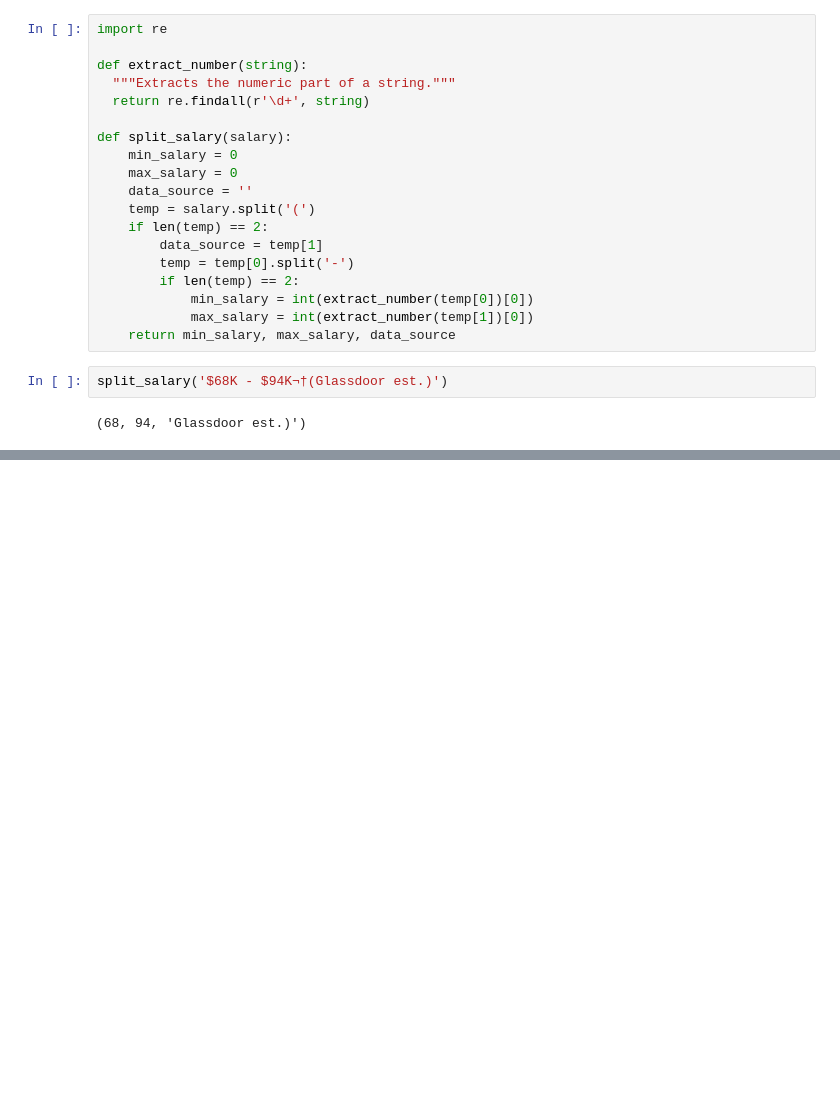
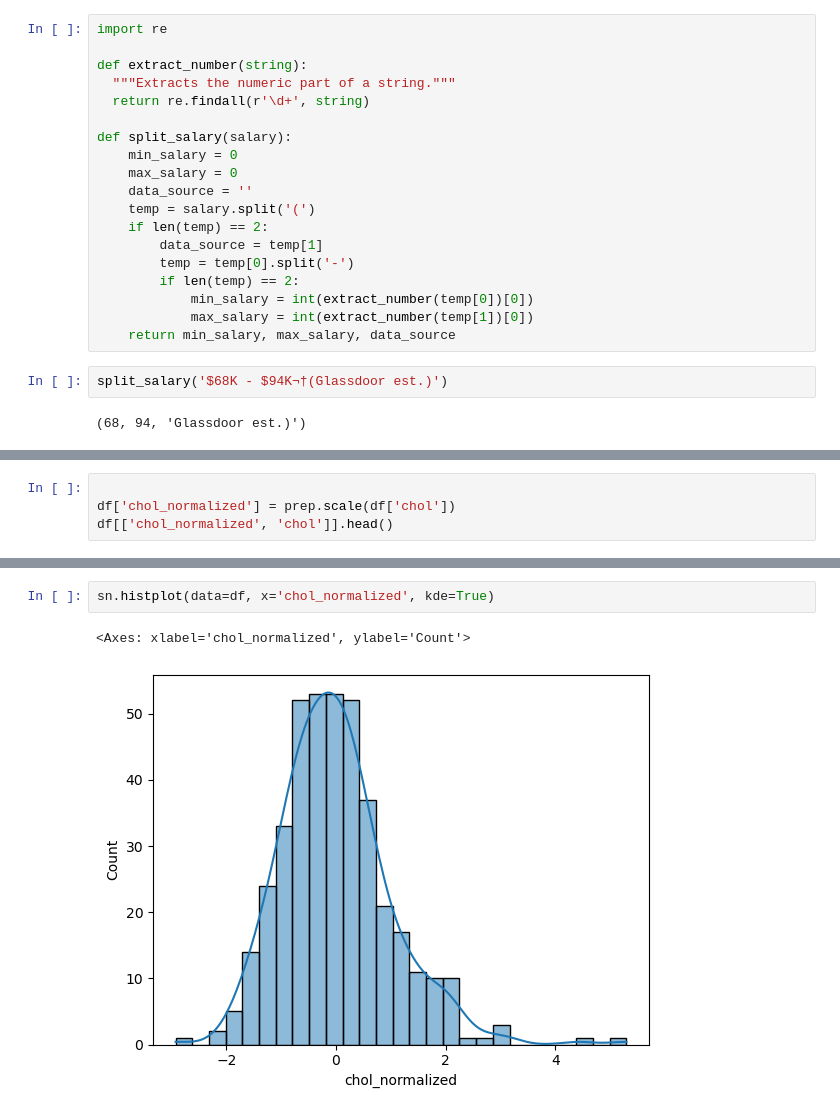
Before and after one commit to dbabichenko/python_for_data_and_analytics, a Jupyter notebook: Class Examples/Spring2025/data_cleaning.ipynb, the cells around one changed output, grey strips where cells are left out. Cells and saved outputs as stored; diff of their text form; blank space fills up the shorter version.

```diff
--- a/Class Examples/Spring2025/data_cleaning.ipynb
+++ b/Class Examples/Spring2025/data_cleaning.ipynb
@@ -537,0 +561,4 @@ split_salary('$68K - $94K¬†(Glassdoor est.)')
+# %%
+
+df['chol_normalized'] = prep.scale(df['chol'])
+df[['chol_normalized', 'chol']].head()
@@ -537,0 +572,5 @@ split_salary('$68K - $94K¬†(Glassdoor est.)')
+# %%
+sn.histplot(data=df, x='chol_normalized', kde=True)
+# %% [output]
+<Axes: xlabel='chol_normalized', ylabel='Count'>
+[figure, added]
```
Also changed, not shown: parts of 5 cells of this notebook.
